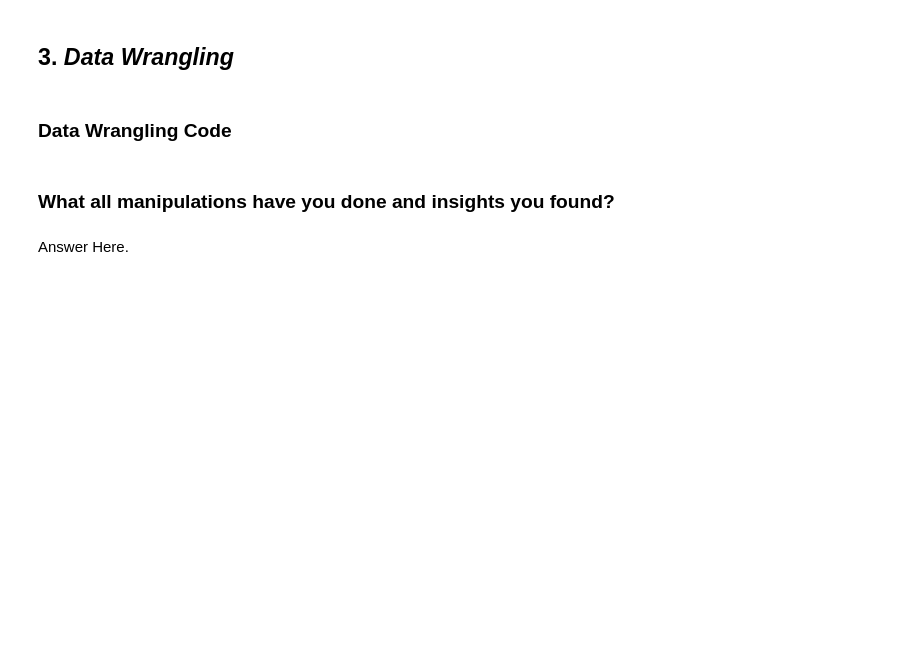
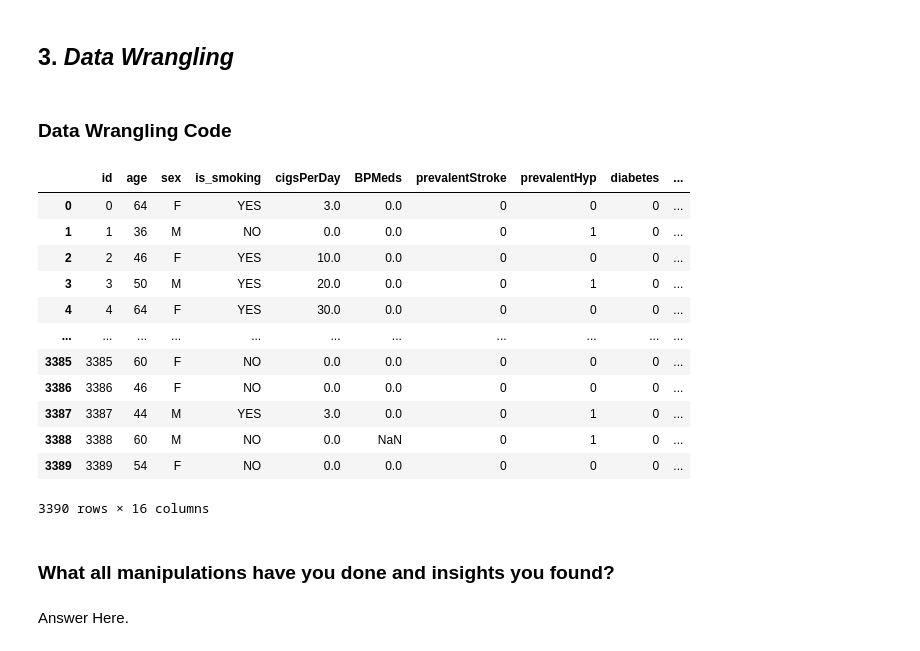
Before and after one commit to Jaypardeshii/Cardiovascular-Risk-Prediction, a Jupyter notebook: Cardiovascular_Risk_Prediction.ipynb, the cells around one changed output. Saved outputs shown, nothing was run; the diff lists cells and outputs as text; code cells hidden in the pictures; blank space fills up the shorter version.

```diff
--- a/Cardiovascular_Risk_Prediction.ipynb
+++ b/Cardiovascular_Risk_Prediction.ipynb
@@ -357,8 +357,26 @@ array([1, 0])
 ## 3. ***Data Wrangling***
 # %% [markdown]
 ### Data Wrangling Code
+# %%
+# Creating df copy
+df_copy = df.copy(deep=True)
 # %%
-# removing unwanted columns.
+# removing unwanted columns
+df_copy.drop(['education'], axis=1)
+# %% [output]
+|  | id | age | sex | is_smoking | cigsPerDay | BPMeds | prevalentStroke | prevalentHyp | diabetes | ... |
+| 0 | 0 | 64 | F | YES | 3.0 | 0.0 | 0 | 0 | 0 | ... |
+| 1 | 1 | 36 | M | NO | 0.0 | 0.0 | 0 | 1 | 0 | ... |
+| 2 | 2 | 46 | F | YES | 10.0 | 0.0 | 0 | 0 | 0 | ... |
+| 3 | 3 | 50 | M | YES | 20.0 | 0.0 | 0 | 1 | 0 | ... |
+| 4 | 4 | 64 | F | YES | 30.0 | 0.0 | 0 | 0 | 0 | ... |
+| ... | ... | ... | ... | ... | ... | ... | ... | ... | ... | ... |
+| 3385 | 3385 | 60 | F | NO | 0.0 | 0.0 | 0 | 0 | 0 | ... |
+| 3386 | 3386 | 46 | F | NO | 0.0 | 0.0 | 0 | 0 | 0 | ... |
+| 3387 | 3387 | 44 | M | YES | 3.0 | 0.0 | 0 | 1 | 0 | ... |
+| 3388 | 3388 | 60 | M | NO | 0.0 | NaN | 0 | 1 | 0 | ... |
+| 3389 | 3389 | 54 | F | NO | 0.0 | 0.0 | 0 | 0 | 0 | ... |
+3390 rows × 16 columns
 # %% [markdown]
 ### What all manipulations have you done and insights you found?
 # %% [markdown]
```
